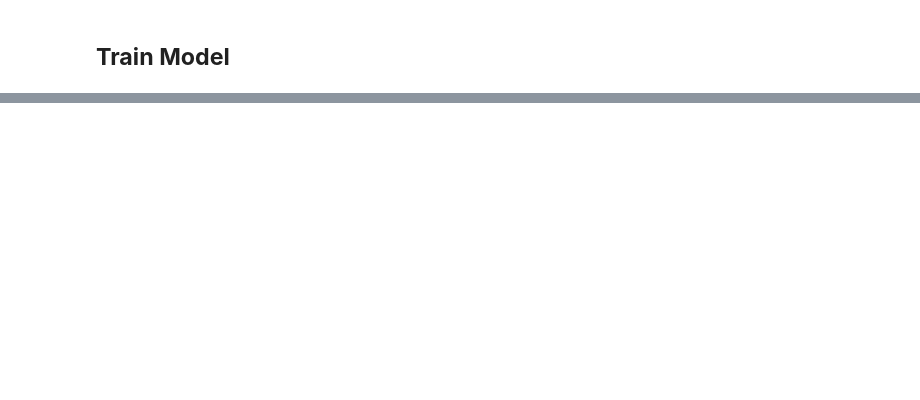
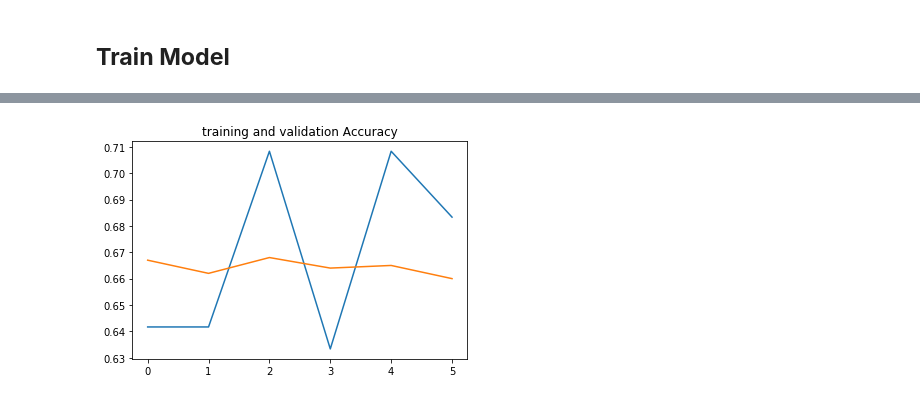
Before and after one commit to kevinles117/ad470-kgt, a Jupyter notebook: COYOTE/KGTCoyote.ipynb, the cells around one changed output, grey strips where cells are left out. Saved outputs shown, nothing was run; the diff lists cells and outputs as text; code cells hidden in the pictures; blank space fills up the shorter version.

```diff
--- a/COYOTE/KGTCoyote.ipynb
+++ b/COYOTE/KGTCoyote.ipynb
@@ -159,0 +205,25 @@ BELOW  WE CAN CREATE A BIG MODEL NOW
+# %%
+def Create_Large_model():
+  model=tf.keras.models.Sequential()
+  model.add(layers.Conv2D(32,(3,3),activation="relu",input_shape=(150,150,3)))
+  model.add(layers.Conv2D(32,(3,3),activation='relu'))
+  model.add(layers.MaxPool2D(2,2))
+  model.add(layers.Conv2D(64,(3,3),activation='relu'))
+  model.add(layers.Conv2D(64,(3,3),activation='relu'))
+  model.add(layers.MaxPool2D(2,2))
+  model.add(layers.Conv2D(128,(3,3),activation='relu'))
+  model.add(layers.Conv2D(128,(3,3),activation='relu'))
+  model.add(layers.MaxPool2D(2,2))
+  model.add(layers.Conv2D(256,(3,3),activation='relu'))
+  model.add(layers.Conv2D(256,(3,3),activation='relu'))
+  model.add(layers.MaxPool2D(2,2))
+  model.add(layers.Conv2D(512,(3,3),activation='relu'))
+  model.add(layers.MaxPool2D(2,2))
+  model.add(layers.Flatten())
+  model.add(layers.Dense(512,activation="relu"))
+  model.add(layers.Dropout(0.2))
+  model.add(layers.Dense(1,activation="sigmoid"))
+  return model
+# %%
+large_model=Create_Large_model()
+large_model.summary()
@@ -159,0 +248,3 @@ BELOW  WE CAN CREATE A BIG MODEL NOW
+# %%
+large_model.compile(optimizer=tf.keras.optimizers.RMSprop(lr=0.0001),loss="binary_crossentropy",metrics=['accuracy'])
+History=large_model.fit_generator(train_gen,steps_per_epoch=6,epochs=6,validation_data=validation_gen,validation_steps=50)
@@ -159,0 +264,13 @@ BELOW  WE CAN CREATE A BIG MODEL NOW
+# %%
+Accuracy=History.history["acc"]
+Loss=History.history['loss']
+Val_accuracy=History.history['val_acc']
+Val_loss=History.history['val_loss']
+epochs=range(len(Accuracy))
+# %%
+plt.plot(epochs,Accuracy)
+plt.plot(epochs,Val_accuracy)
+plt.title("training and validation Accuracy")
+plt.show()
+# %% [output]
+[figure, added]
```
Also changed, not shown: parts of 68 cells of this notebook.
